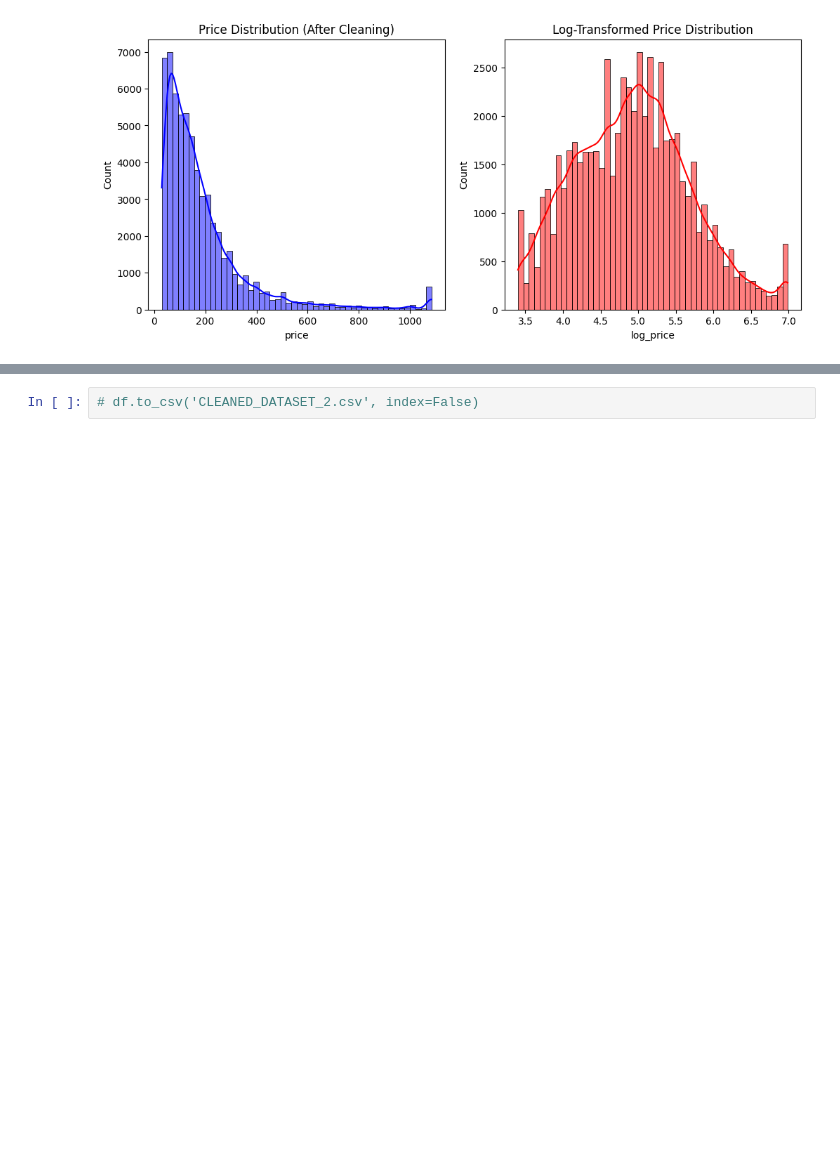
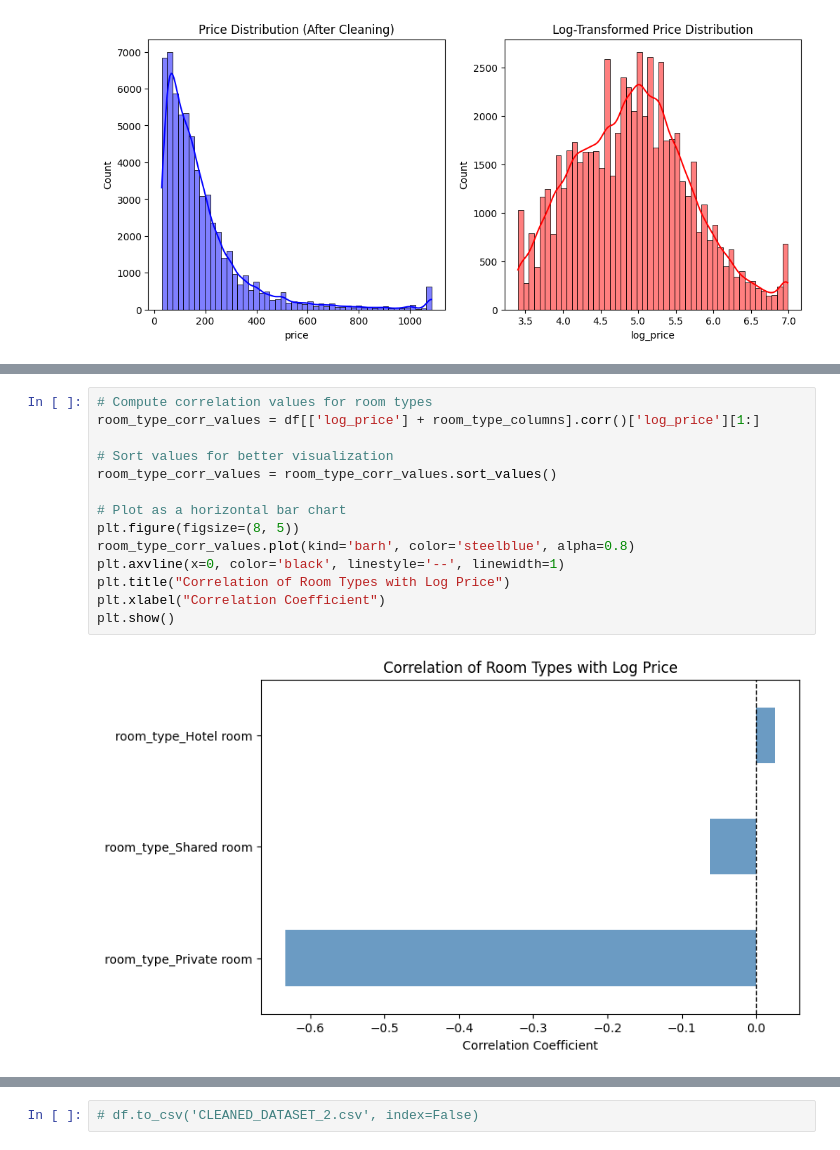
Before and after one commit to FP2003/AirBnB-Price-Prediction-System, a Jupyter notebook: fp100_jh851_solution.ipynb, the cells around one changed output, grey strips where cells are left out. Saved outputs shown, nothing was run; the diff lists cells and outputs as text; blank space fills up the shorter version.

```diff
--- a/fp100_jh851_solution.ipynb
+++ b/fp100_jh851_solution.ipynb
@@ -324,3 +326,19 @@ plt.show()
+# %%
+# Compute correlation values for room types
+room_type_corr_values = df[['log_price'] + room_type_columns].corr()['log_price'][1:]
+
+# Sort values for better visualization
+room_type_corr_values = room_type_corr_values.sort_values()
+
+# Plot as a horizontal bar chart
+plt.figure(figsize=(8, 5))
+room_type_corr_values.plot(kind='barh', color='steelblue', alpha=0.8)
+plt.axvline(x=0, color='black', linestyle='--', linewidth=1)
+plt.title("Correlation of Room Types with Log Price")
+plt.xlabel("Correlation Coefficient")
+plt.show()
+# %% [output]
+[figure, added]
 # %%
 plt.figure(figsize=(12, 5))
 
```
Also changed, not shown: parts of 8 cells of this notebook.
